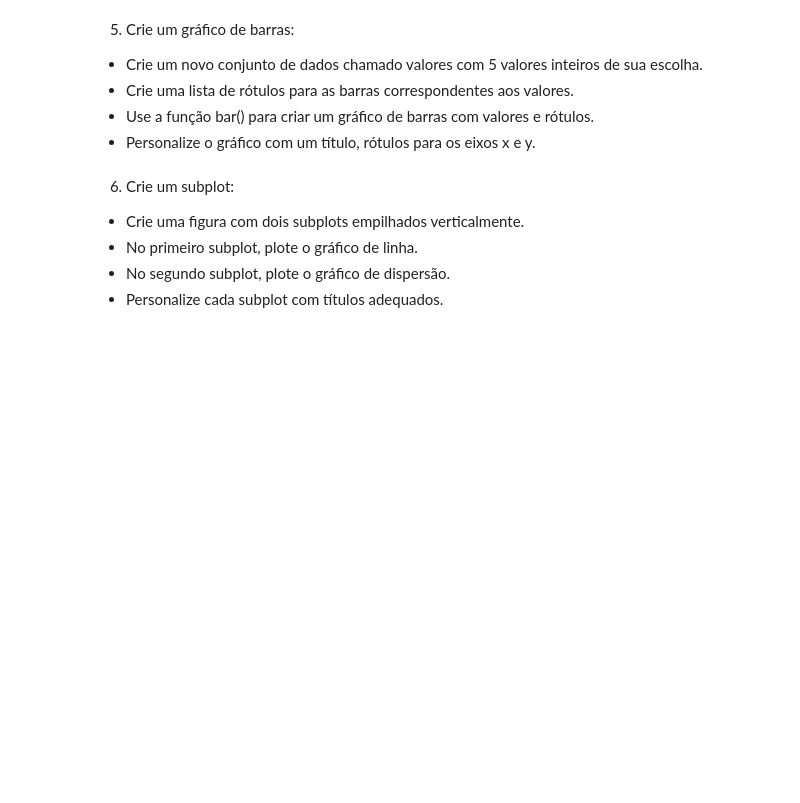
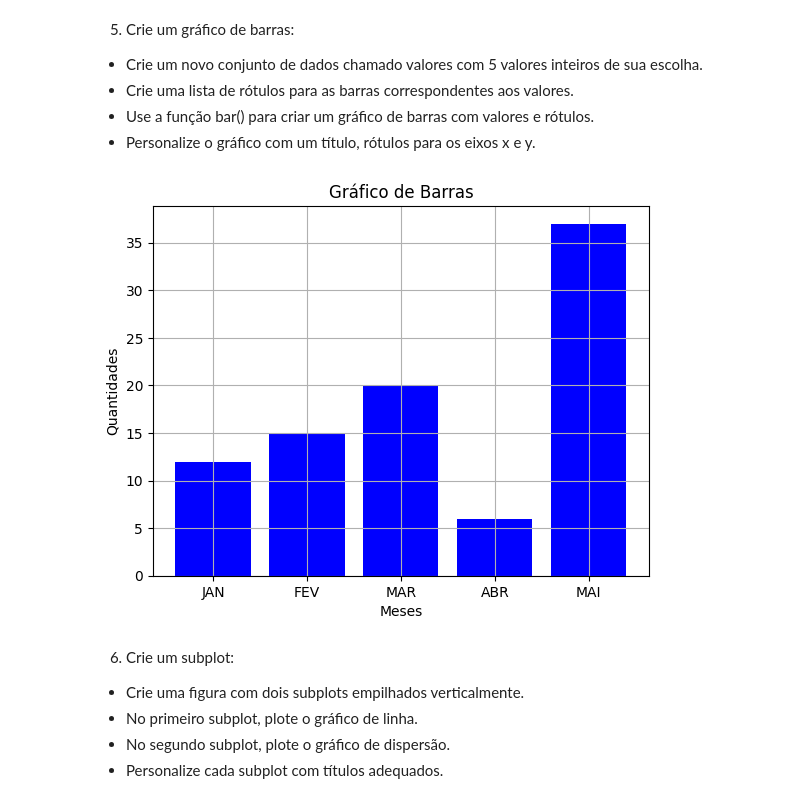
Before and after one commit to guilhermelaviola/AtividadesDescomplica, a Jupyter notebook: Atividade2_PraticaComBibliotecaMatplotlib.ipynb, the cells around one changed output. Cells and saved outputs as stored; diff of their text form; code cells hidden in the pictures; blank space fills up the shorter version.

```diff
--- a/Atividade2_PraticaComBibliotecaMatplotlib.ipynb
+++ b/Atividade2_PraticaComBibliotecaMatplotlib.ipynb
@@ -50,6 +48,18 @@ plt.show()
 *   Crie uma lista de rótulos para as barras correspondentes aos valores.
 *   Use a função bar() para criar um gráfico de barras com valores e rótulos.
 *   Personalize o gráfico com um título, rótulos para os eixos x e y.
+# %%
+valores = [12, 15, 20, 6, 37]
+rotulos = ['JAN', 'FEV', 'MAR', 'ABR', 'MAI']
+barras = plt.bar(rotulos, valores, color = 'blue')
+plt.xlabel('Meses')
+plt.ylabel('Quantidades')
+plt.title('Gráfico de Barras')
+plt.grid(True)
+plt.savefig('grafico_barras.png')
+plt.show()
+# %% [output]
+[figure, added]
 # %% [markdown]
 6. Crie um subplot:
 *   Crie uma figura com dois subplots empilhados verticalmente.
```
Also changed, not shown: parts of 5 cells of this notebook.
